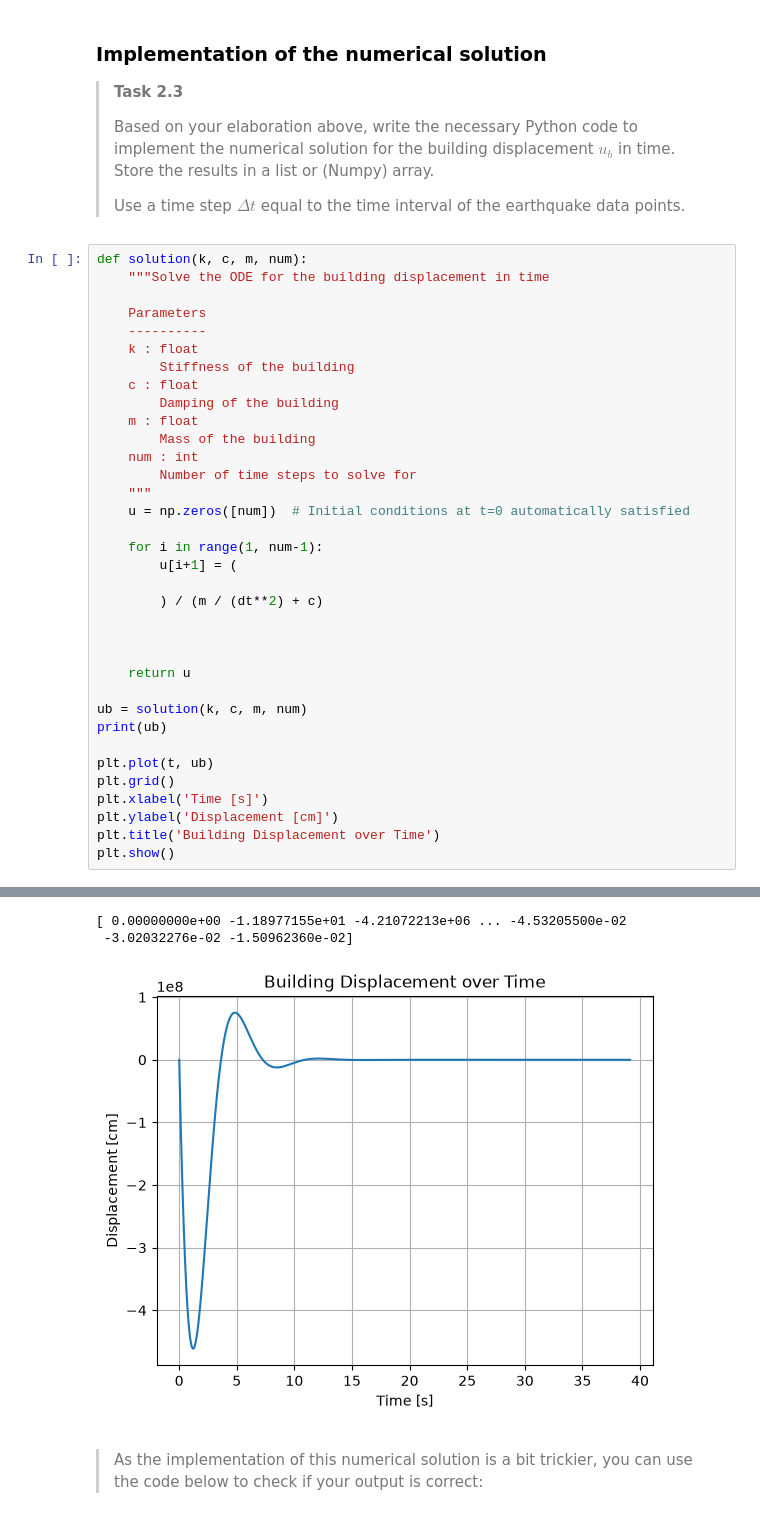
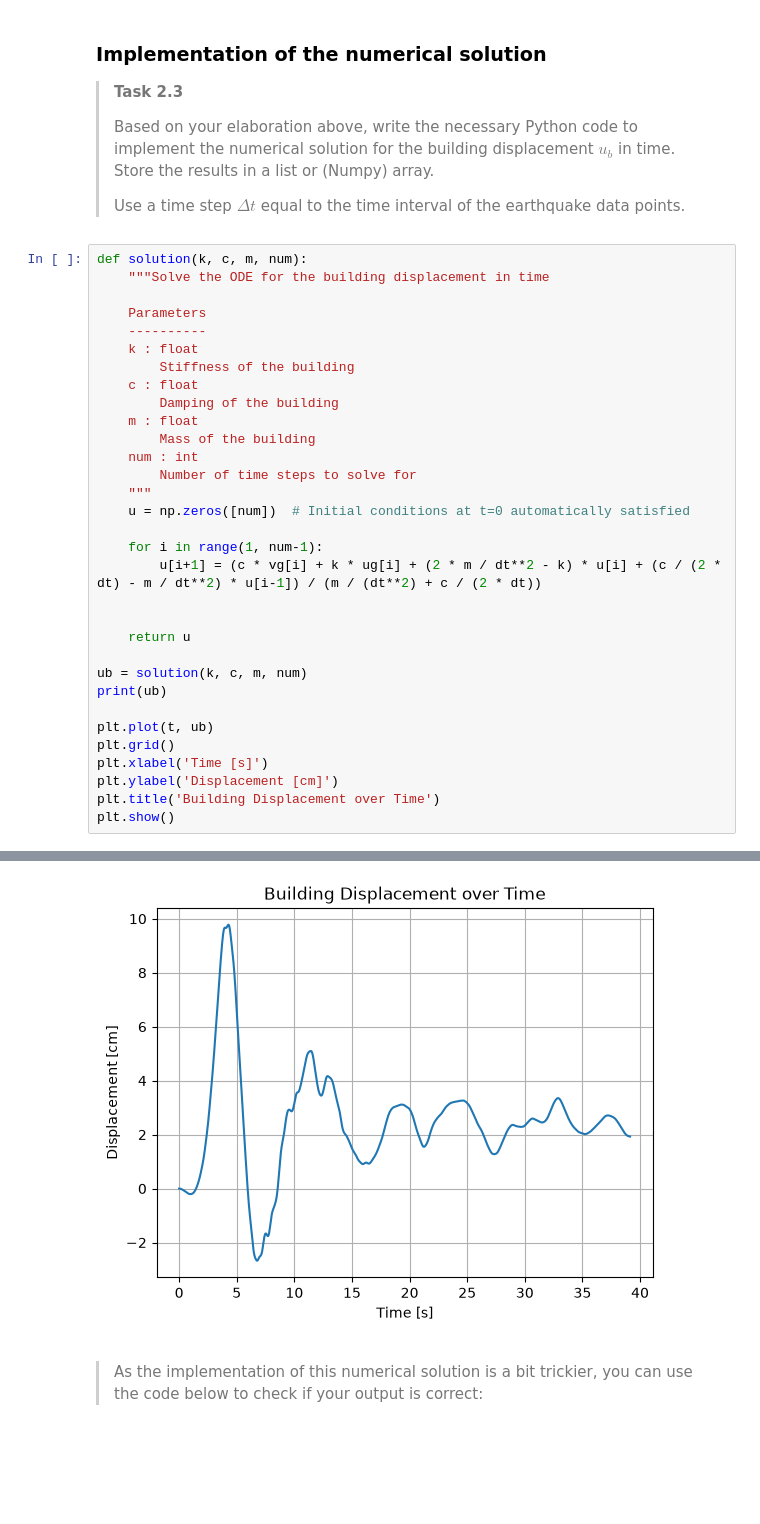
Before and after one commit to harm03/GA1.2-team1O, a Jupyter notebook: 1Ddynamics.ipynb, the cells around one changed output, grey strips where cells are left out. Cells and saved outputs as stored; diff of their text form; blank space fills up the shorter version.

```diff
--- a/1Ddynamics.ipynb
+++ b/1Ddynamics.ipynb
@@ -267,10 +267,7 @@ def solution(k, c, m, num):
     u = np.zeros([num])  # Initial conditions at t=0 automatically satisfied
 
     for i in range(1, num-1):
-        u[i+1] = (
-
-        ) / (m / (dt**2) + c)
-
+        u[i+1] = (c * vg[i] + k * ug[i] + (2 * m / dt**2 - k) * u[i] + (c / (2 * dt) - m / dt**2) * u[i-1]) / (m / (dt**2) + c / (2 * dt))
 
 
     return u
@@ -301,6 +287,4 @@ array([[ 1.0000e+00,  0.0000e+00,  0.0000e+00, ...,  0.0000e+00,
-[ 0.00000000e+00 -1.18977155e+01 -4.21072213e+06 ... -4.53205500e-02
- -3.02032276e-02 -1.50962360e-02]
-[figure, old version]
+[figure, new version]
 # %% [markdown]
 
 >
```
Also changed, not shown: parts of 6 cells of this notebook.
